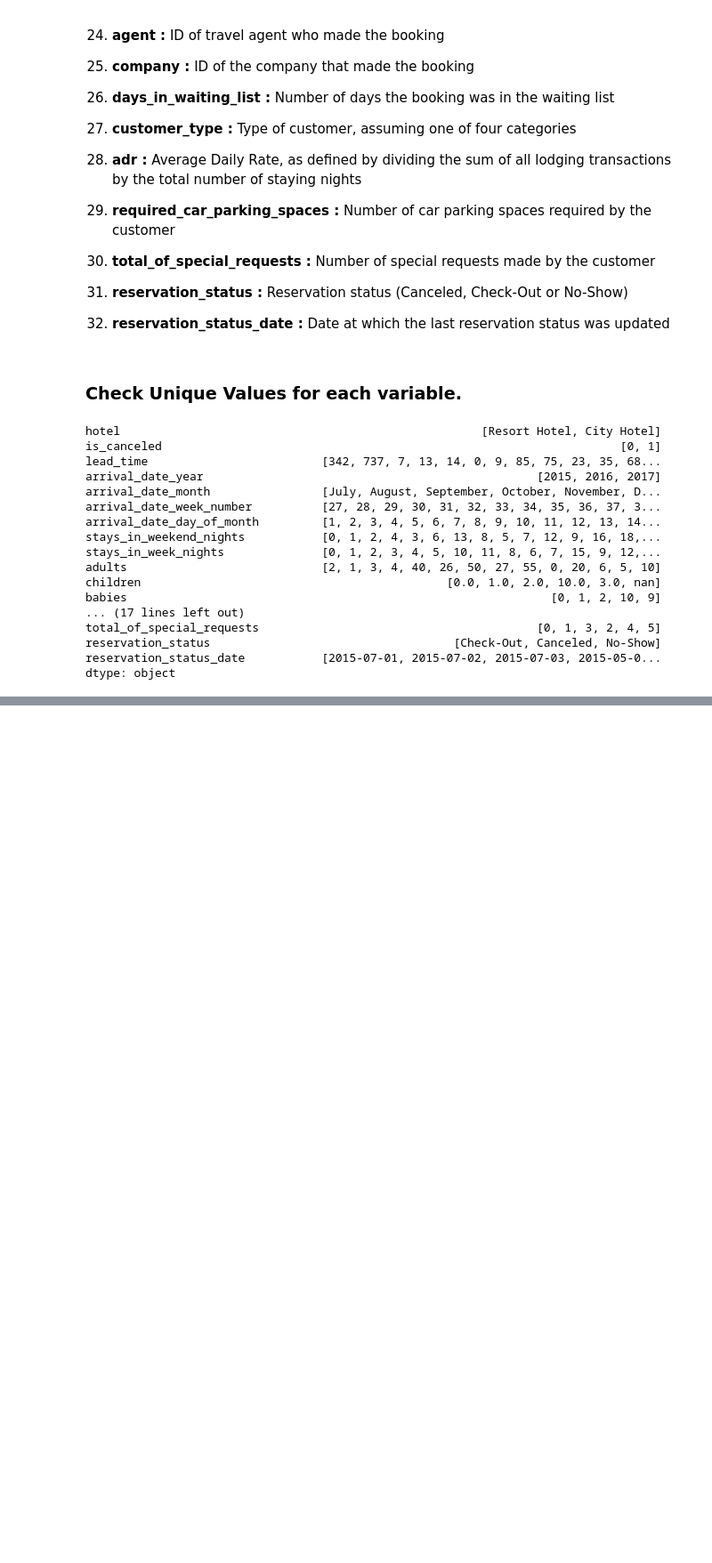
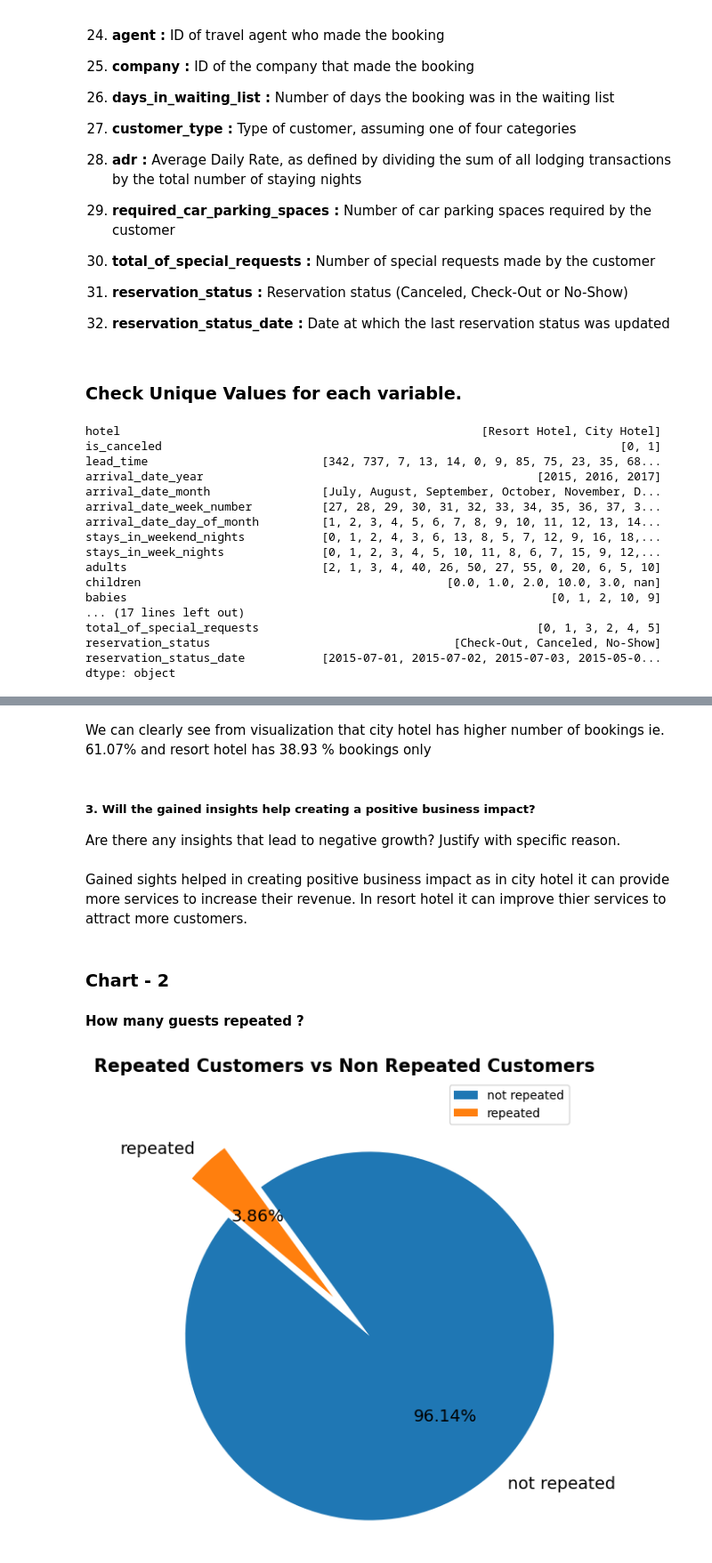
Before and after one commit to aanchaljain1993/Project-2, a Jupyter notebook: EDA_Hotel_Booking.ipynb, the cells around one changed output, grey strips where cells are left out. Shown at 89% size. Drawn from its saved outputs; the diff is of its cells as text; code cells hidden in the pictures; blank space fills up the shorter version.

```diff
--- a/EDA_Hotel_Booking.ipynb
+++ b/EDA_Hotel_Booking.ipynb
@@ -322,0 +477,25 @@ dtype: object
+# %% [markdown]
+We can clearly see from visualization that city hotel has higher number of bookings ie. 61.07%  and resort hotel has 38.93 % bookings only
+# %% [markdown]
+##### 3. Will the gained insights help creating a positive business impact?
+Are there any insights that lead to negative growth? Justify with specific reason.
+# %% [markdown]
+Gained sights helped in creating positive business impact as in city hotel it can provide more services to increase their revenue. In resort hotel it can improve thier services to attract more customers.
+# %% [markdown]
+### **Chart - 2**
+# %% [markdown]
+**How many guests repeated ?**
+# %%
+# count occurences of repeated and non repeated in is_repeated_col
+guest_repeat = hotel_booking_df['is_repeated_guest'].value_counts()
+# %%
+# visualize the data
+# Plotting a pie chart
+plt.figure(figsize = (7,7))
+plt.pie(guest_repeat, labels=guest_repeat.index, autopct='%1.2f%%', startangle=140, explode=[0.2, 0.09], textprops={'fontsize': 14})
+plt.title('Repeated Customers vs Non Repeated Customers', fontsize=15, fontweight='bold')
+plt.legend()
+# display the pie chart
+plt.show()
+# %% [output]
+[figure, added]
```
Also changed, not shown: parts of 140 cells of this notebook.
